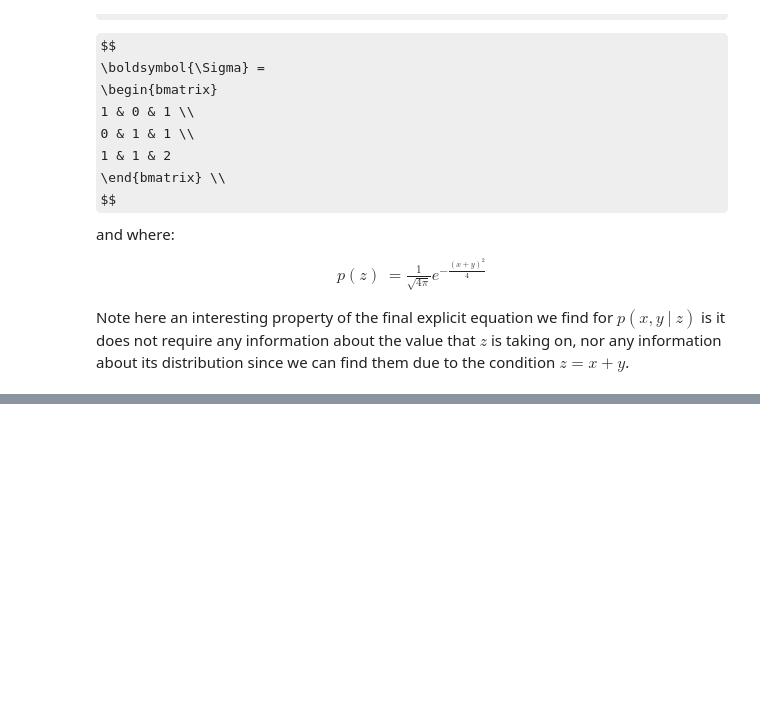
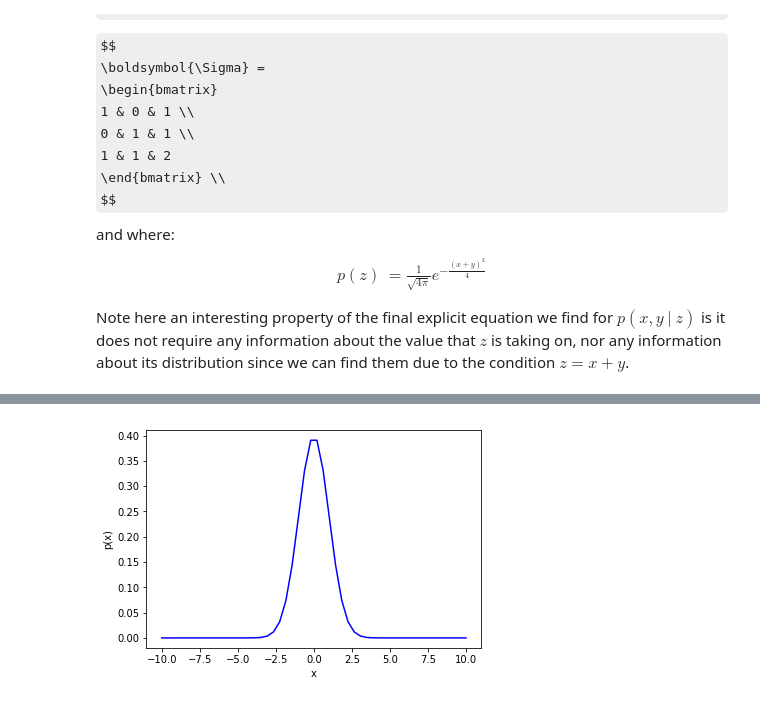
Before and after one commit to PLeVasseur/estimation-with-applications-to-tracking-and-navigation-exercises, a Jupyter notebook: notebooks/01-Introduction-Exercises.ipynb, the cells around one changed output, grey strips where cells are left out. Saved outputs shown, nothing was run; the diff lists cells and outputs as text; code cells hidden in the pictures; some formulas as TeX source; blank space fills up the shorter version.

```diff
--- a/notebooks/01-Introduction-Exercises.ipynb
+++ b/notebooks/01-Introduction-Exercises.ipynb
@@ -429,3 +429,102 @@ p(z) &= \frac{1}{\sqrt{4\pi}} e^{-\frac{(x + y)^2}{4}}
 $$
 
 Note here an interesting property of the final explicit equation we find for $p(x, y \ | \ z)$ is it does not require any information about the value that $z$ is taking on, nor any information about its distribution since we can find them due to the condition $z = x + y$.
+# %%
+import numpy as np
+import matplotlib.pyplot as plt
+from matplotlib import cm
+from mpl_toolkits.mplot3d import Axes3D
+import scipy.linalg as linalg
+import scipy.sparse.linalg as spln
+from scipy.stats import multivariate_normal
+
+def norm_pdf(x, mean, var):
+    return (1/np.sqrt(2*np.pi*var))*np.exp(-(x - mean)**2/(2*var))
+
+def norm_z(x, y, mu_x, mu_y, var_x, var_y):
+    '''
+    Assumes x, y independent
+    Assumes z = x + y
+    '''
+    return (1/np.sqrt(2*np.pi*(var_x + var_y)))*np.exp(-((x - mu_x) + (y - mu_y))**2/(2*(var_x + var_y)))
+
+# plot p(x), p(y), p(z), p(x, y, z), and p(x, y | z)
+
+# plot p(x)
+mu_x = 0
+var_x = 1
+x = np.linspace(-10, 10, 50)
+p_x = []
+for x_ in x:
+    p_x.append(norm_pdf(x_, mu_x, var_x))
+plt.figure()
+plt.plot(x, p_x, color='blue')
+plt.xlabel('x')
+plt.ylabel('p(x)')
+
+# plot p(y)
+mu_y = 0
+var_y = 1
+y = np.linspace(-10, 10, 50)
+p_y = []
+for y_ in y:
+    p_y.append(norm_pdf(y_, mu_y, var_y))
+plt.figure()
+plt.plot(y, p_y, color='green')
+plt.xlabel('y')
+plt.ylabel('p(y)')
+
+# plot p(z)
+xv, yv = np.meshgrid(x, y)
+zs = xv + yv
+zv = zs.reshape((len(x) * len(y), 1))
+
+p_z = multivariate_normal.pdf(zv, mean = 0, cov = 2)
+p_zv = p_z.reshape(xv.shape)
+
+fig = plt.figure()
+ax = fig.add_subplot(111, projection='3d')
+
+ax = plt.gca(projection='3d')
+ax.plot_surface(xv, yv, p_zv, rstride=1, cstride=1, cmap=cm.autumn)
+
+ax.set_xlabel('x')
+ax.set_ylabel('y')
+ax.set_zlabel('p(z)')
+
+# plot p(x, y, z)
+# (possible?? we have three inputs and one output... 4D drawing??)
+# should be possible, since z = x + y, so there are really only two inputs
+cov_xyz = np.array([
+    [1, 0, 1],
+    [0, 1, 1],
+    [1, 1, 2]
+])
+mu_xyz = np.array([0, 0, 0]).T
+
+p_xyz = multivariate_normal.pdf(zv, mean = mu_xyz, cov = cov_xyz, allow_singular=True)
+p_xyzv = p_xyz.reshape(xv.shape)
+
+fig = plt.figure()
+ax = fig.add_subplot(111, projection='3d')
+
+ax = plt.gca(projection='3d')
+ax.plot_surface(xv, yv, p_xyzv, rstride=1, cstride=1, cmap=cm.autumn)
+
+ax.set_xlabel('x')
+ax.set_ylabel('y')
+ax.set_zlabel('p(x, y, z)')
+
+# plot (x, y | z)
+p_xy_given_zv = p_xyzv / p_zv
+
+fig = plt.figure()
+ax = fig.add_subplot(111, projection='3d')
+
+ax = plt.gca(projection='3d')
+ax.plot_surface(xv, yv, p_xy_given_zv, rstride=1, cstride=1, cmap=cm.autumn)
+
+ax.set_xlabel('x')
+ax.set_ylabel('y')
+ax.set_zlabel('p(x, y | z)')
+# %% [output]
@@ -431,0 +532 @@ Note here an interesting property of the final explicit equation we find for $p(
+[figure, added]
```
Also changed, not shown: parts of 1 cell of this notebook.
